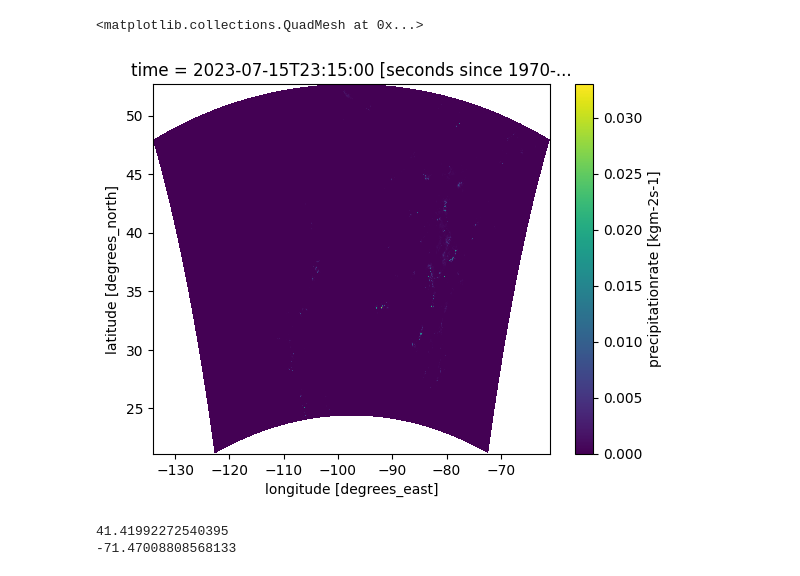
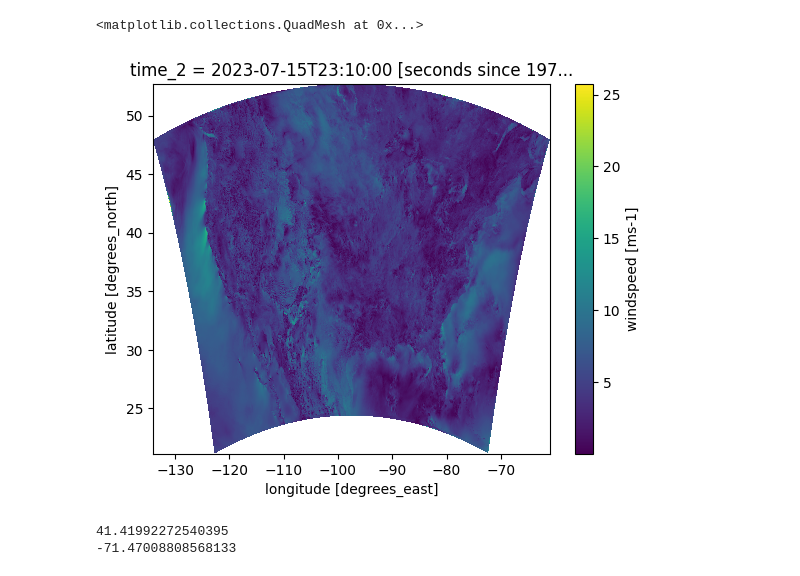
Before and after one commit to mpiannucci/gribberish, a Jupyter notebook: python/examples/hrrr.ipynb, the cells around one changed output. Saved outputs shown, nothing was run; the diff lists cells and outputs as text; code cells hidden in the pictures.

```diff
--- a/python/examples/hrrr.ipynb
+++ b/python/examples/hrrr.ipynb
@@ -3,6 +3,6 @@ import cf_xarray
 import gribberish
 import xarray as xr
 
-ds = xr.open_dataset('./hrrr.t23z.wrfsubhf01.grib2', engine='gribberish', filter_by_attrs={'generating_process': 'forecast', 'statistical_process': 'average'})
+ds = xr.open_dataset('./hrrr.t23z.wrfsubhf01.grib2', engine='gribberish', only_vars=['prate', 'ugrd', 'vgrd', 'tmp'], filter_by_attrs={'generating_process': 'forecast', 'statistical_process': 'average'})
 ds
 # %% [output]
@@ -28,4 +10,4 @@ Attributes:
 # %%
 %%time
-ds.prate.cf.isel(time=0).plot(x='longitude', y='latitude')
+ds.wind.cf.isel(time=0).plot(x='longitude', y='latitude')
 # %% [output]
@@ -34,5 +16,5 @@ Wall time: 581 ms
 <matplotlib.collections.QuadMesh at 0x...>
-[figure, old version]
+[figure, new version]
 # %%
 import pyproj
 to_xy = pyproj.Transformer.from_crs('epsg:4326', ds.wind.crs, always_xy=True).transform
```
Also changed, not shown: parts of 2 cells of this notebook, 5 other files.
